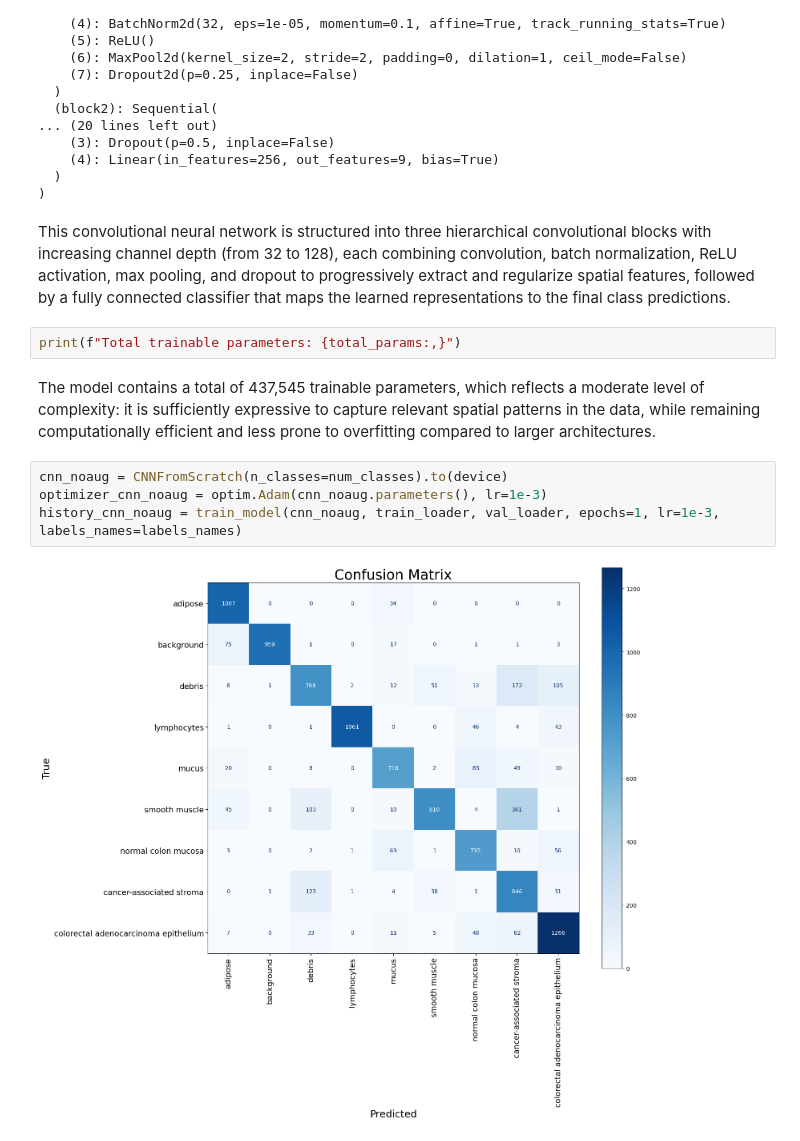
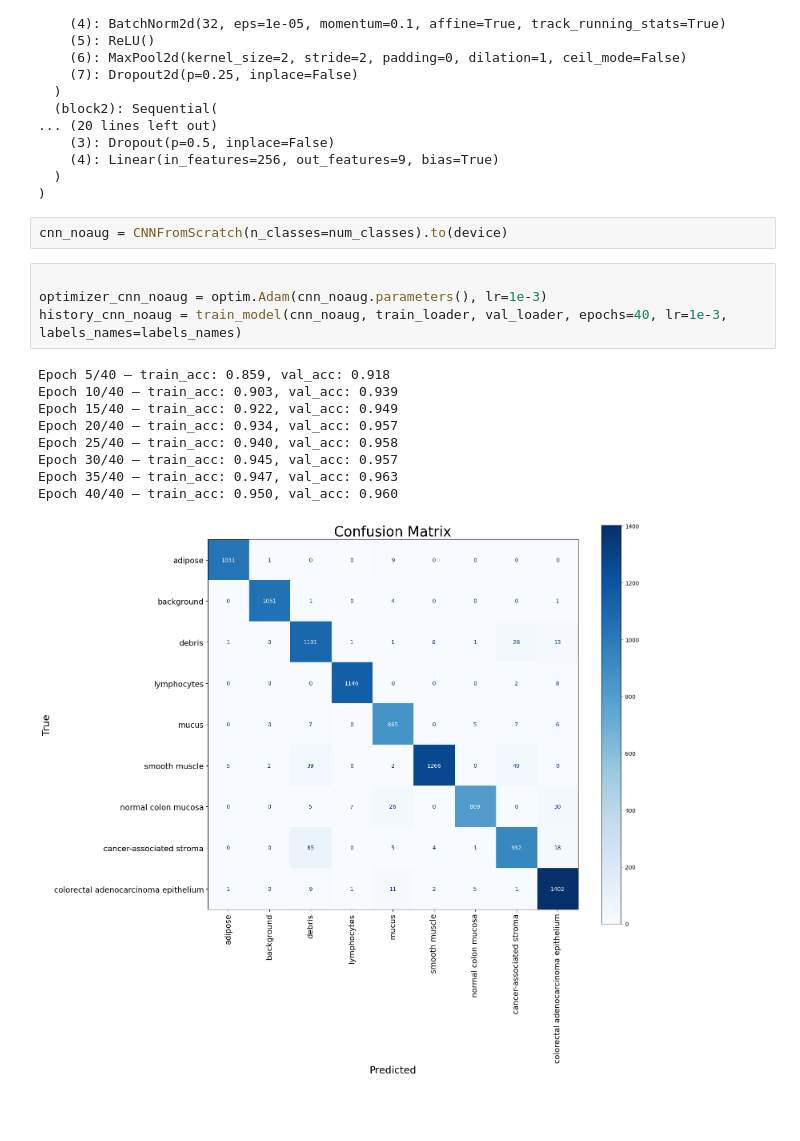
Before and after one commit to cmanell/Colorectal_cancer_DL_project, a Jupyter notebook: DL_project_colorectal_cancer.ipynb, the cells around one changed output. Cells and saved outputs as stored; diff of their text form; blank space fills up the shorter version.

```diff
--- a/DL_project_colorectal_cancer.ipynb
+++ b/DL_project_colorectal_cancer.ipynb
@@ -547,15 +598,19 @@ CNNFromScratch(
     (4): Linear(in_features=256, out_features=9, bias=True)
   )
 )
-# %% [markdown]
-This convolutional neural network is structured into three hierarchical convolutional blocks with increasing channel depth (from 32 to 128), each combining convolution, batch normalization, ReLU activation, max pooling, and dropout to progressively extract and regularize spatial features, followed by a fully connected classifier that maps the learned representations to the final class predictions.
-# %%
-print(f"Total trainable parameters: {total_params:,}")
-# %% [markdown]
-The model contains a total of 437,545 trainable parameters, which reflects a moderate level of complexity: it is sufficiently expressive to capture relevant spatial patterns in the data, while remaining computationally efficient and less prone to overfitting compared to larger architectures.
+# %%
+cnn_noaug = CNNFromScratch(n_classes=num_classes).to(device)
 # %%
-cnn_noaug = CNNFromScratch(n_classes=num_classes).to(device)
+
 optimizer_cnn_noaug = optim.Adam(cnn_noaug.parameters(), lr=1e-3)
-history_cnn_noaug = train_model(cnn_noaug, train_loader, val_loader, epochs=1, lr=1e-3, labels_names=labels_names)
+history_cnn_noaug = train_model(cnn_noaug, train_loader, val_loader, epochs=40, lr=1e-3, labels_names=labels_names)
 # %% [output]
+Epoch 5/40 — train_acc: 0.859, val_acc: 0.918
+Epoch 10/40 — train_acc: 0.903, val_acc: 0.939
+Epoch 15/40 — train_acc: 0.922, val_acc: 0.949
+Epoch 20/40 — train_acc: 0.934, val_acc: 0.957
+Epoch 25/40 — train_acc: 0.940, val_acc: 0.958
+Epoch 30/40 — train_acc: 0.945, val_acc: 0.957
+Epoch 35/40 — train_acc: 0.947, val_acc: 0.963
+Epoch 40/40 — train_acc: 0.950, val_acc: 0.960
-[figure, old version]
+[figure, new version]
```
Also changed, not shown: parts of 86 cells of this notebook.
